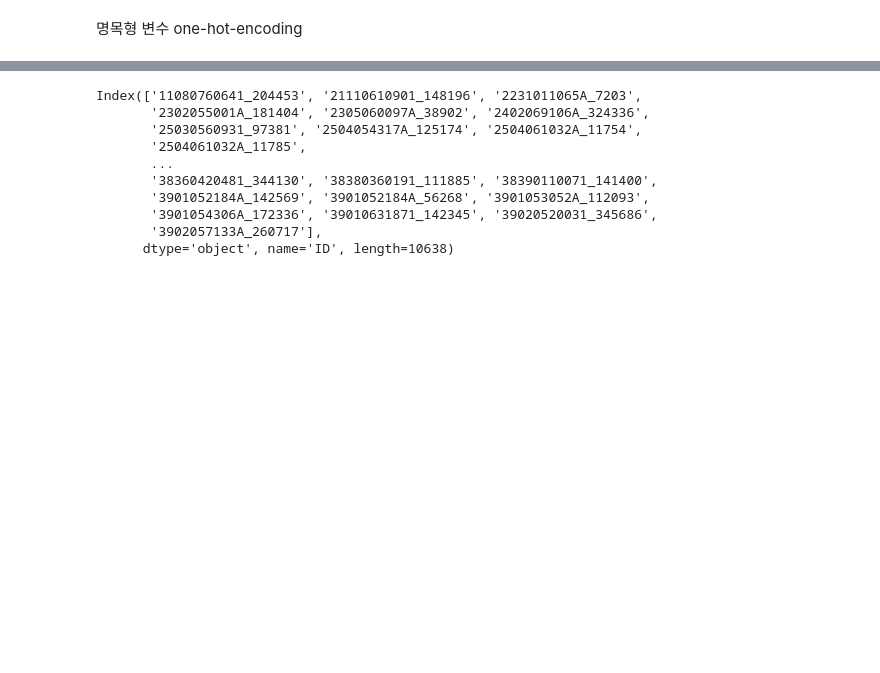
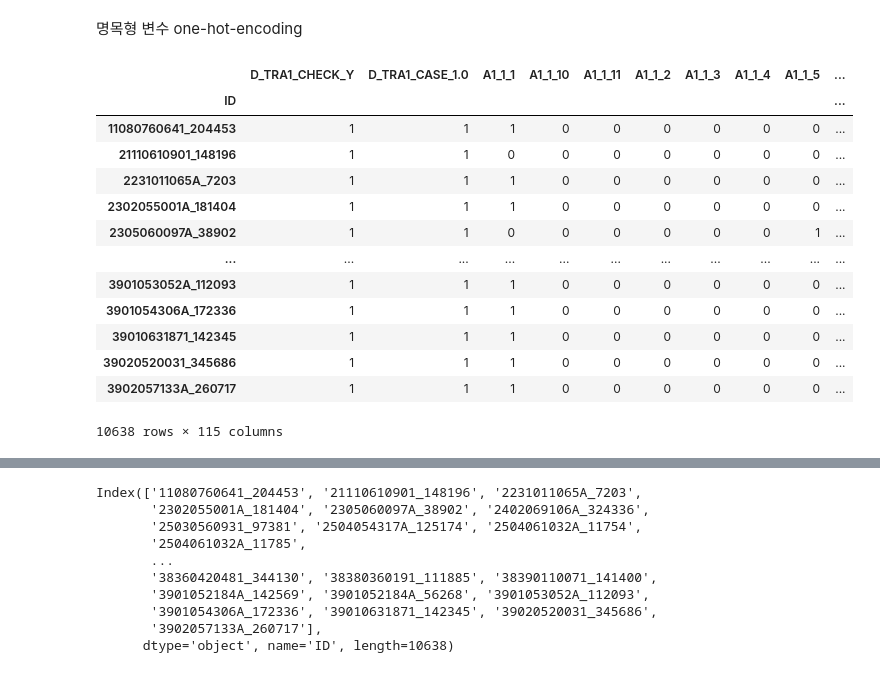
Before and after one commit to Gwanghun-Im/upgraded-barnacle, a Jupyter notebook: BTS.ipynb, the cells around one changed output, grey strips where cells are left out. Drawn from its saved outputs; the diff is of its cells as text; code cells hidden in the pictures; blank space fills up the shorter version.

```diff
--- a/BTS.ipynb
+++ b/BTS.ipynb
@@ -130,7 +136,7 @@ for i in data:
 "total",
 # %%
 numeric = [
-    "D_TRA1_COST","D_TRA1_NUM","D_TRA1_ONE_COST","A7", "A9", "NA9",
+    "D_TRA1_COST","D_TRA1_NUM","D_TRA1_ONE_COST","A7",
 ]
 # %%
 nominal = [
@@ -244,4 +246,21 @@ for i in nominal:
 obdata = pd.get_dummies(obdata)
+# %%
+obdata
+# %% [output]
+|  | D_TRA1_CHECK_Y | D_TRA1_CASE_1.0 | A1_1_1 | A1_1_10 | A1_1_11 | A1_1_2 | A1_1_3 | A1_1_4 | A1_1_5 | ... |
+| ID |  |  |  |  |  |  |  |  |  | ... |
+| 11080760641_204453 | 1 | 1 | 1 | 0 | 0 | 0 | 0 | 0 | 0 | ... |
+| 21110610901_148196 | 1 | 1 | 0 | 0 | 0 | 0 | 0 | 0 | 0 | ... |
+| 2231011065A_7203 | 1 | 1 | 1 | 0 | 0 | 0 | 0 | 0 | 0 | ... |
+| 2302055001A_181404 | 1 | 1 | 1 | 0 | 0 | 0 | 0 | 0 | 0 | ... |
+| 2305060097A_38902 | 1 | 1 | 0 | 0 | 0 | 0 | 0 | 0 | 1 | ... |
+| ... | ... | ... | ... | ... | ... | ... | ... | ... | ... | ... |
+| 3901053052A_112093 | 1 | 1 | 1 | 0 | 0 | 0 | 0 | 0 | 0 | ... |
+| 3901054306A_172336 | 1 | 1 | 1 | 0 | 0 | 0 | 0 | 0 | 0 | ... |
+| 39010631871_142345 | 1 | 1 | 1 | 0 | 0 | 0 | 0 | 0 | 0 | ... |
+| 39020520031_345686 | 1 | 1 | 1 | 0 | 0 | 0 | 0 | 0 | 0 | ... |
+| 3902057133A_260717 | 1 | 1 | 1 | 0 | 0 | 0 | 0 | 0 | 0 | ... |
+10638 rows × 115 columns
 # %%
 obfeature=[]
 for i in obdata.dtypes.index:
```
Also changed, not shown: parts of 33 cells of this notebook.
